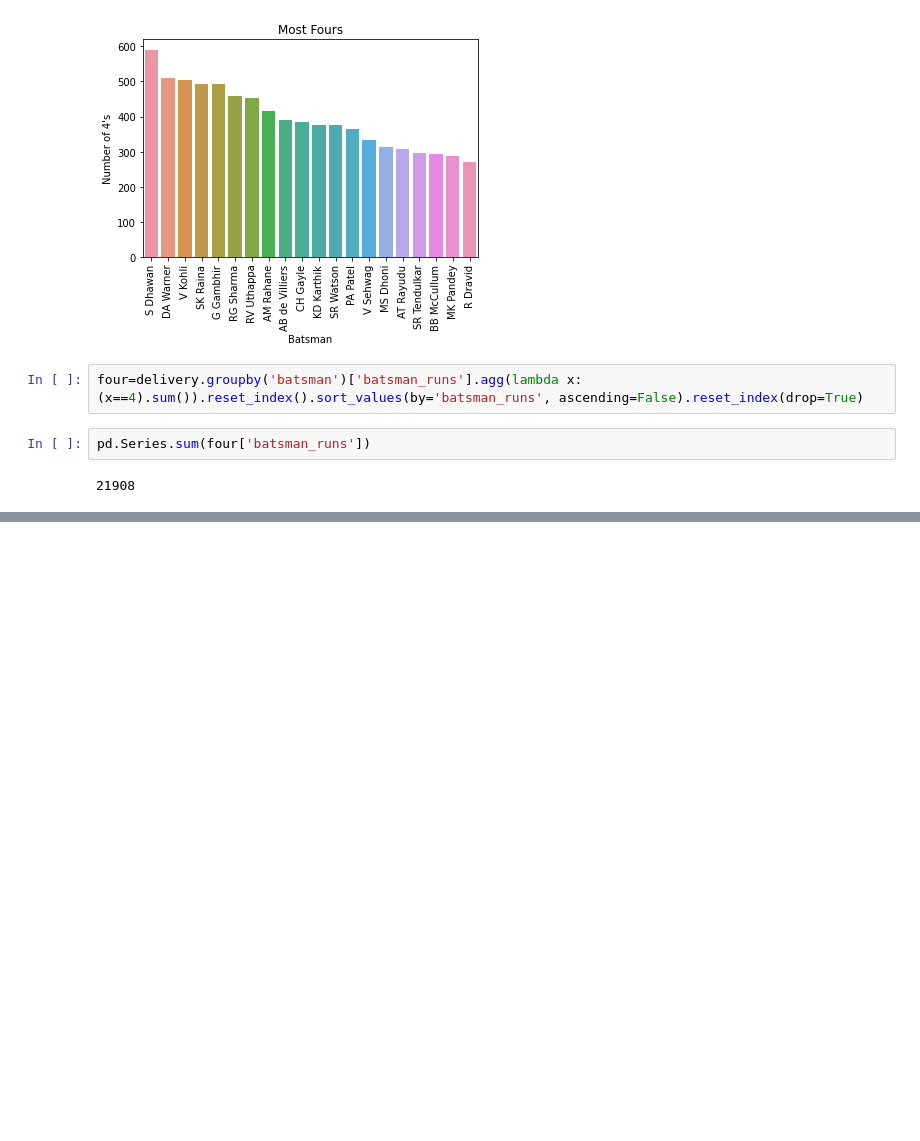
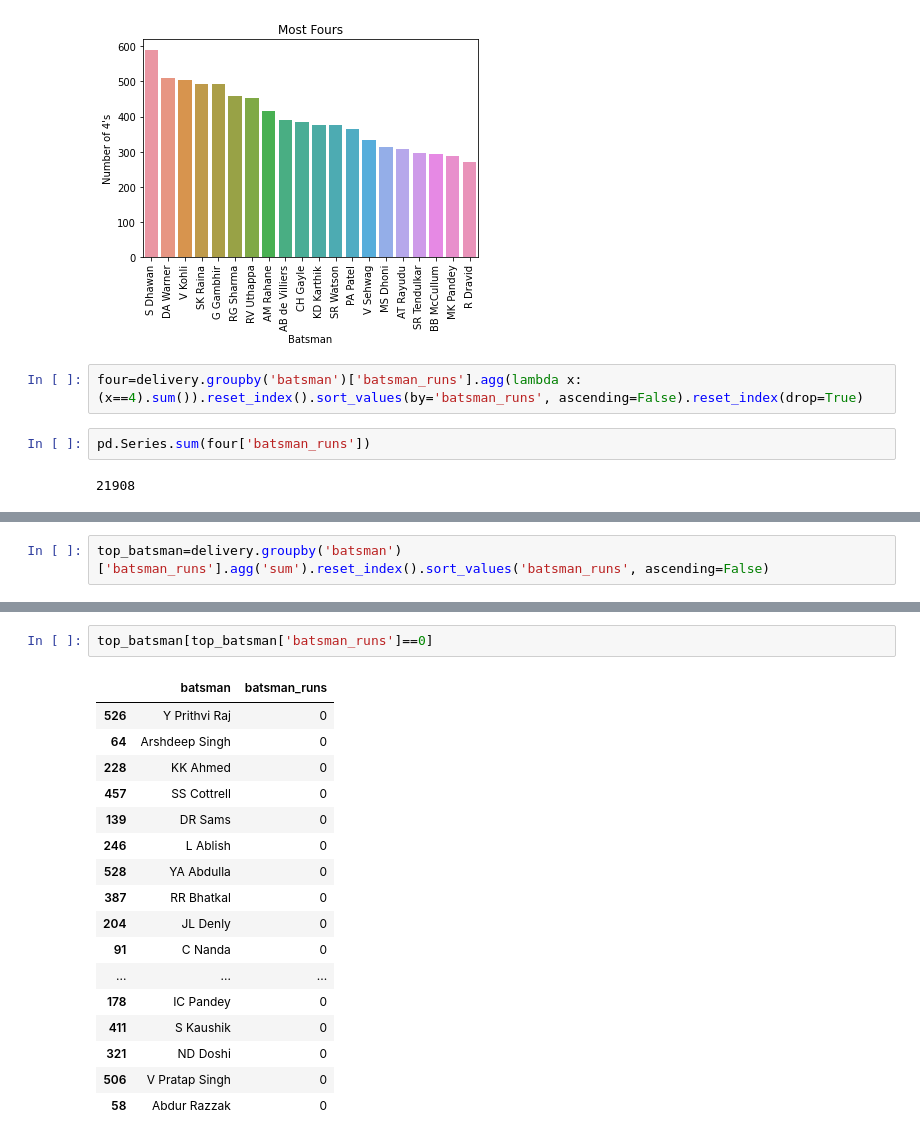
Before and after one commit to Subha-CJPR/Subha-CJPR, a Jupyter notebook: IPL.ipynb, the cells around one changed output, grey strips where cells are left out. Drawn from its saved outputs; the diff is of its cells as text; blank space fills up the shorter version.

```diff
--- a/IPL.ipynb
+++ b/IPL.ipynb
@@ -282,0 +291,2 @@ pd.Series.sum(four['batsman_runs'])
+# %%
+top_batsman=delivery.groupby('batsman')['batsman_runs'].agg('sum').reset_index().sort_values('batsman_runs', ascending=False)
@@ -282,0 +309,20 @@ pd.Series.sum(four['batsman_runs'])
+# %%
+top_batsman[top_batsman['batsman_runs']==0]
+# %% [output]
+|  | batsman | batsman_runs |
+| 526 | Y Prithvi Raj | 0 |
+| 64 | Arshdeep Singh | 0 |
+| 228 | KK Ahmed | 0 |
+| 457 | SS Cottrell | 0 |
+| 139 | DR Sams | 0 |
+| 246 | L Ablish | 0 |
+| 528 | YA Abdulla | 0 |
+| 387 | RR Bhatkal | 0 |
+| 204 | JL Denly | 0 |
+| 91 | C Nanda | 0 |
+| ... | ... | ... |
+| 178 | IC Pandey | 0 |
+| 411 | S Kaushik | 0 |
+| 321 | ND Doshi | 0 |
+| 506 | V Pratap Singh | 0 |
+| 58 | Abdur Razzak | 0 |
```
Also changed, not shown: parts of 5 cells of this notebook.
